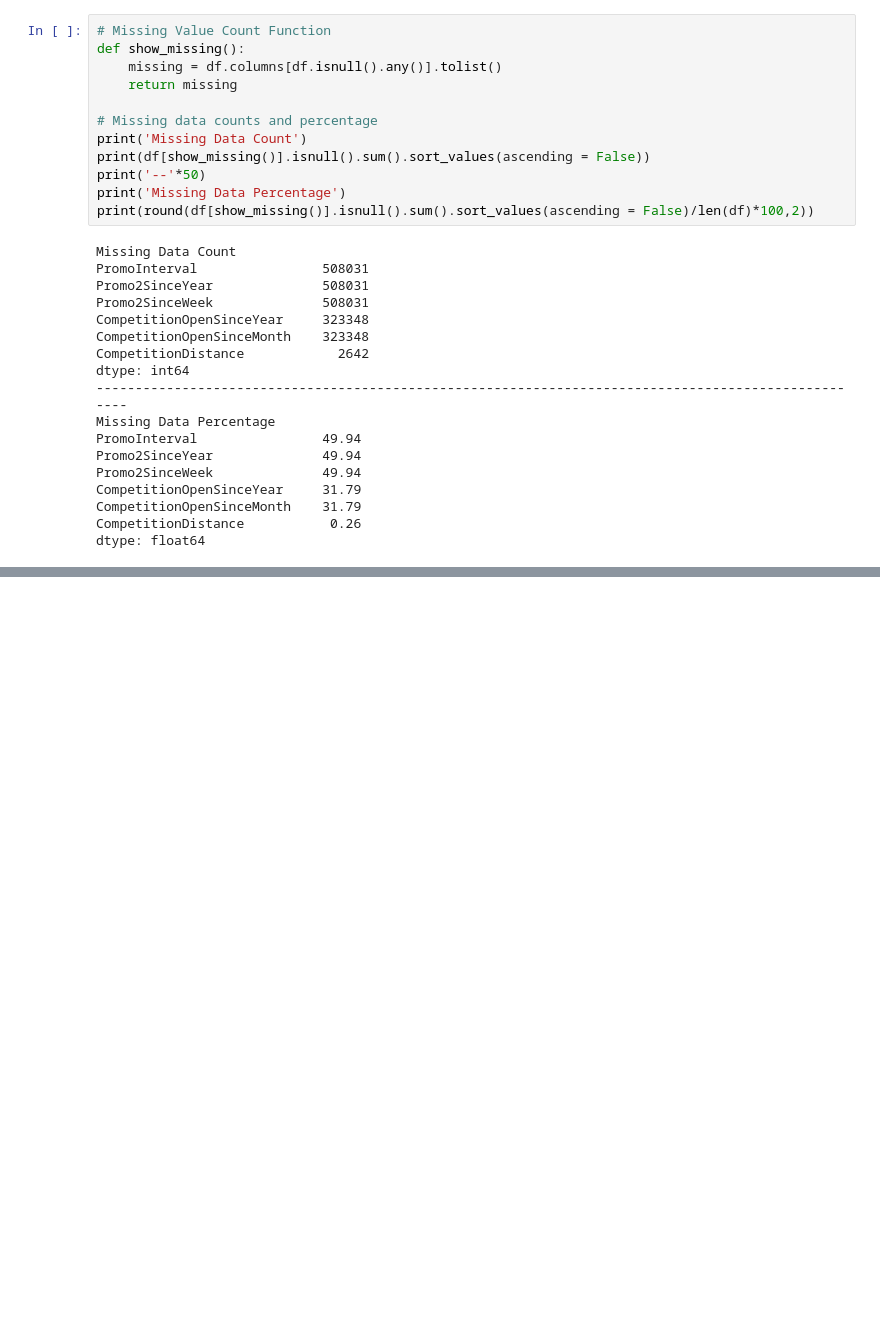
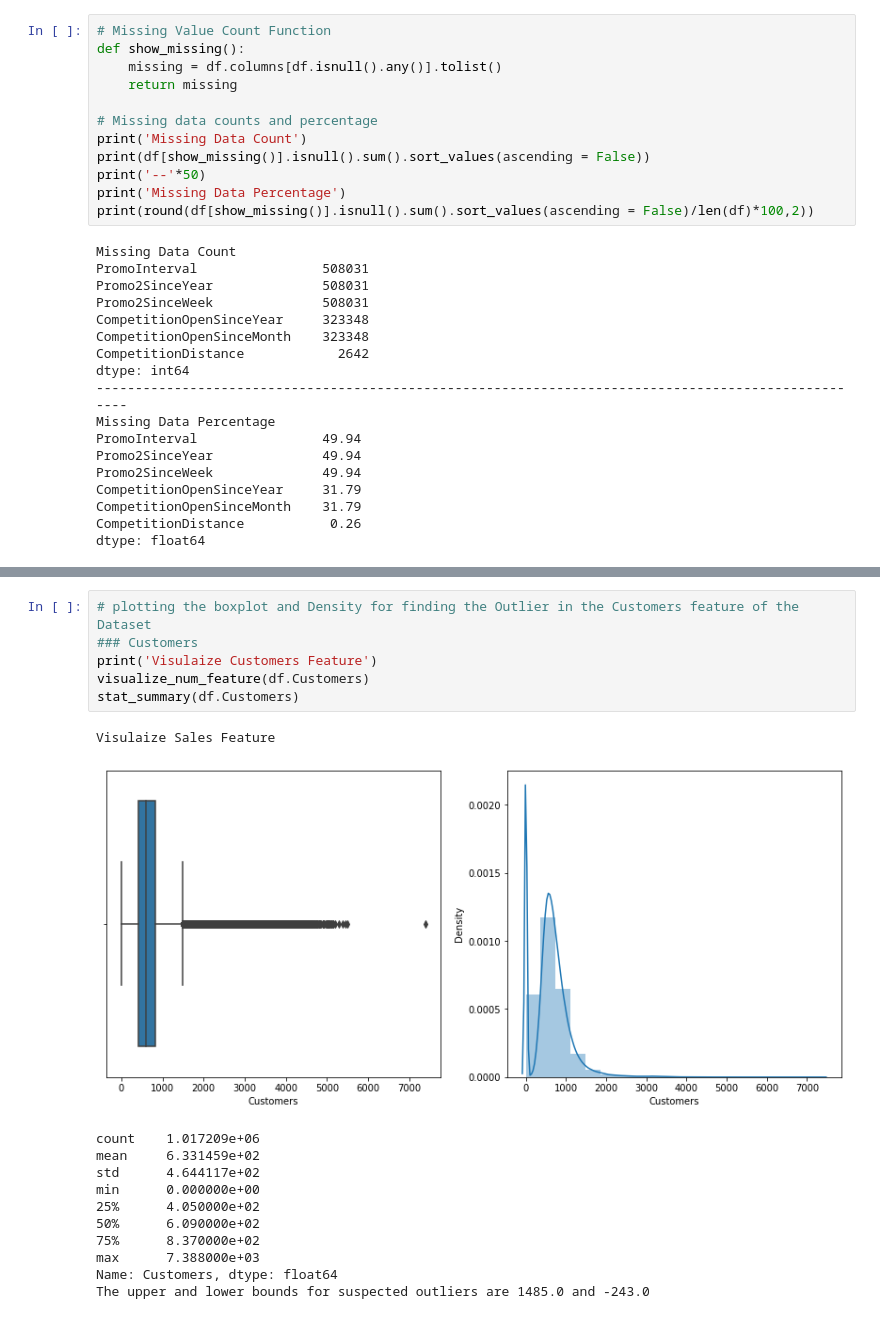
Before and after one commit to AnkitPatel745/Retail-Sales-Prediction-Capstone_Project, a Jupyter notebook: Rossmann_Sales_Prediction_Capstone_Project(ML_Regression).ipynb, the cells around one changed output, grey strips where cells are left out. Cells and saved outputs as stored; diff of their text form; blank space fills up the shorter version.

```diff
--- a/Rossmann_Sales_Prediction_Capstone_Project(ML_Regression).ipynb
+++ b/Rossmann_Sales_Prediction_Capstone_Project(ML_Regression).ipynb
@@ -226,0 +238,19 @@ sns.boxplot(df['Customers'])
+# %%
+# plotting the boxplot and Density for finding the Outlier in the Customers feature of the Dataset
+### Customers
+print('Visulaize Customers Feature')
+visualize_num_feature(df.Customers)
+stat_summary(df.Customers)
+# %% [output]
+Visulaize Sales Feature
+[figure, added]
+count    1.017209e+06
+mean     6.331459e+02
+std      4.644117e+02
+min      0.000000e+00
+25%      4.050000e+02
+50%      6.090000e+02
+75%      8.370000e+02
+max      7.388000e+03
+Name: Customers, dtype: float64
+The upper and lower bounds for suspected outliers are 1485.0 and -243.0
```
Also changed, not shown: parts of 19 cells of this notebook.
